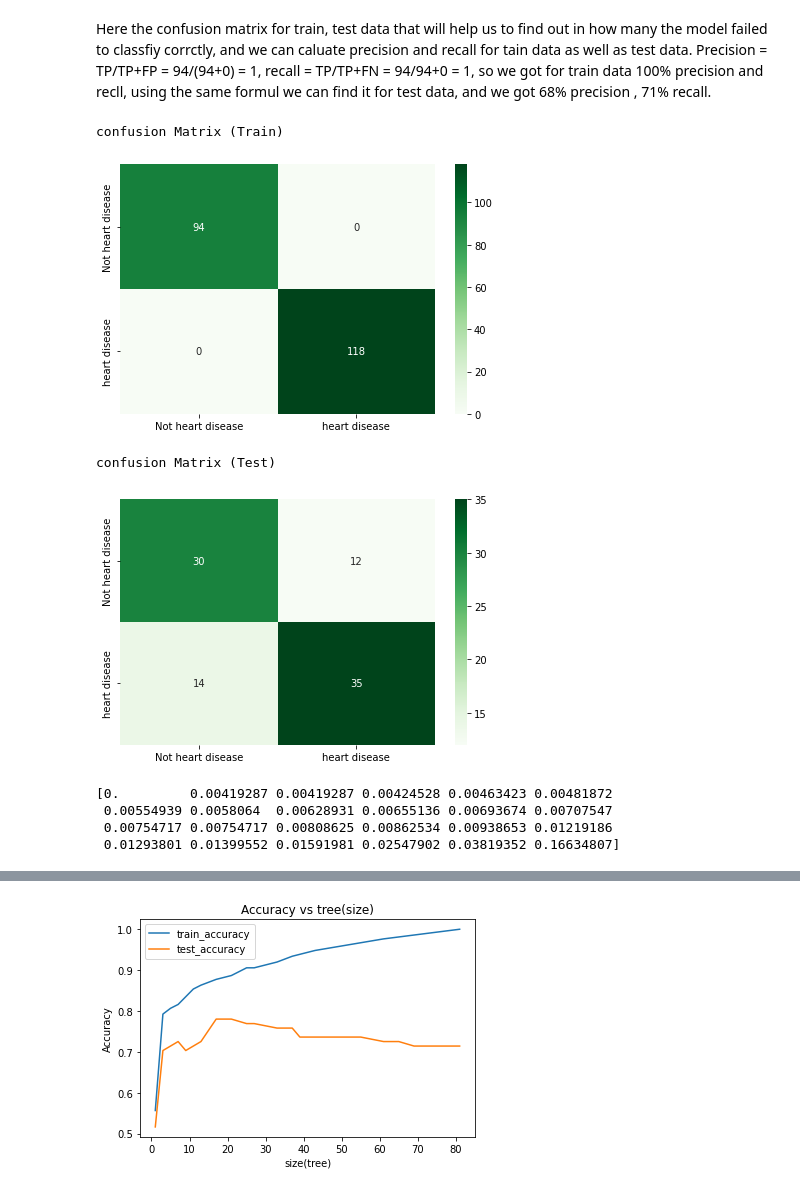
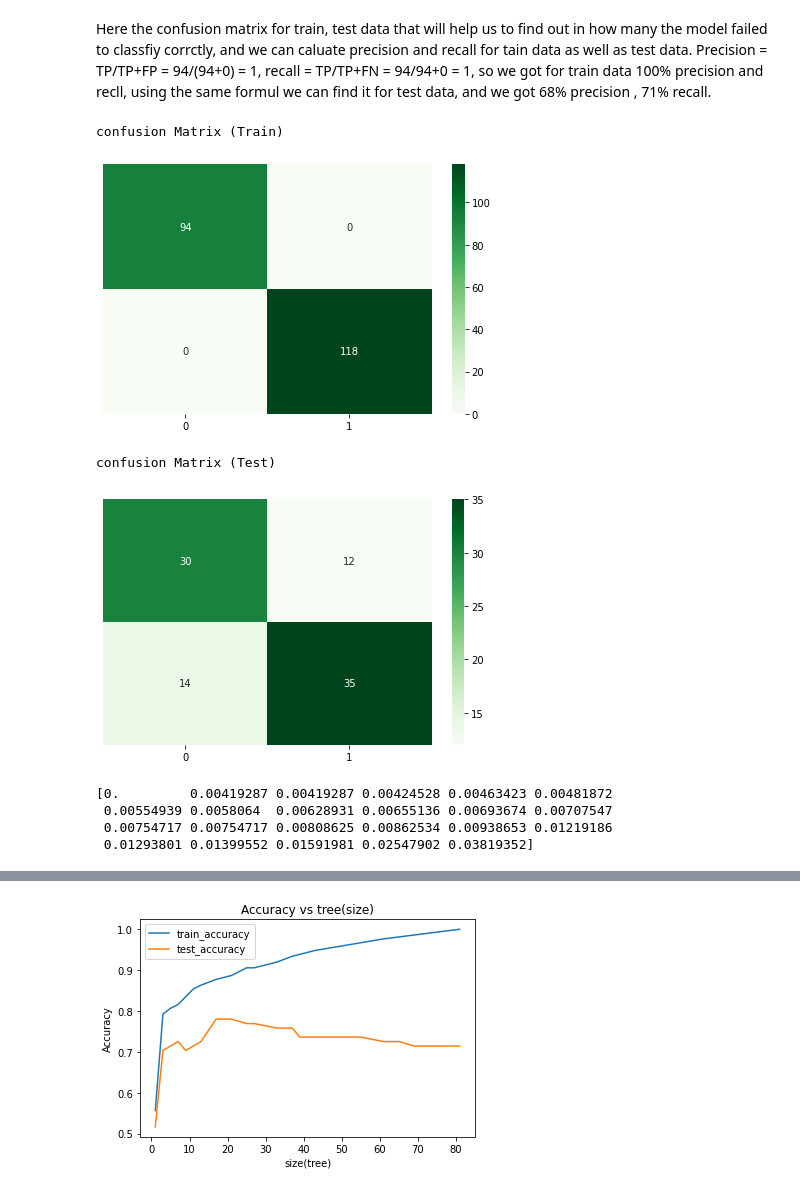
Before and after one commit to Abdullah1B/ML, a Jupyter notebook: Assignment #1/Decision Tree .ipynb, the cells around one changed output, grey strips where cells are left out. Drawn from its saved outputs; the diff is of its cells as text; code cells hidden in the pictures.

```diff
--- a/Assignment #1/Decision Tree .ipynb
+++ b/Assignment #1/Decision Tree .ipynb
@@ -118,31 +118,33 @@ plt.show()
 # %%
 cf_train = metrics.confusion_matrix(y_predict_train,y_train)
 cf_test = metrics.confusion_matrix(y_predict_test,y_test)
-sn.heatmap(cf_train,annot=True,yticklabels=classes,xticklabels=classes,cmap='Greens', fmt='g')
+sn.heatmap(cf_train,annot=True,yticklabels=0,xticklabels=1,cmap='Greens', fmt='g')
 
 print("confusion Matrix (Train)")
 
 plt.tight_layout()
 plt.show()
 print("confusion Matrix (Test)")
-sn.heatmap(cf_test,annot=True,yticklabels=classes,xticklabels=classes,cmap='Greens', fmt='g')
+sn.heatmap(cf_test,annot=True,yticklabels=0,xticklabels=1,cmap='Greens', fmt='g')
 
 plt.tight_layout()
 plt.show()
 # %% [output]
 confusion Matrix (Train)
-[figure, old version]
+[figure, new version]
 confusion Matrix (Test)
-[figure, old version]
+[figure, new version]
 # %%
 path = tree_clf.cost_complexity_pruning_path(X_train, y_train)
 ccp_alphas = path.ccp_alphas
+ccp_alphas = ccp_alphas[:-1]
+
 print(ccp_alphas)
 # %% [output]
 [0.         0.00419287 0.00419287 0.00424528 0.00463423 0.00481872
  0.00554939 0.0058064  0.00628931 0.00655136 0.00693674 0.00707547
  0.00754717 0.00754717 0.00808625 0.00862534 0.00938653 0.01219186
- 0.01293801 0.01399552 0.01591981 0.02547902 0.03819352 0.16634807]
+ 0.01293801 0.01399552 0.01591981 0.02547902 0.03819352]
 # %%
 clfs = []
 for ccp_alpha in ccp_alphas:
```
Also changed, not shown: parts of 3 cells of this notebook, 1 other file.
